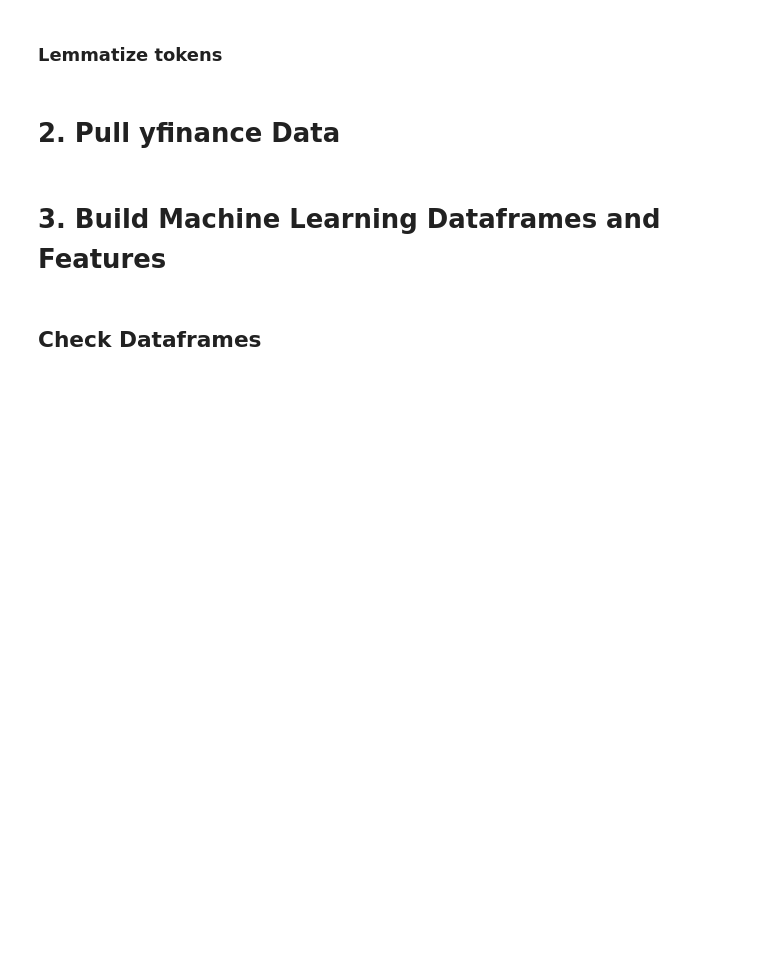
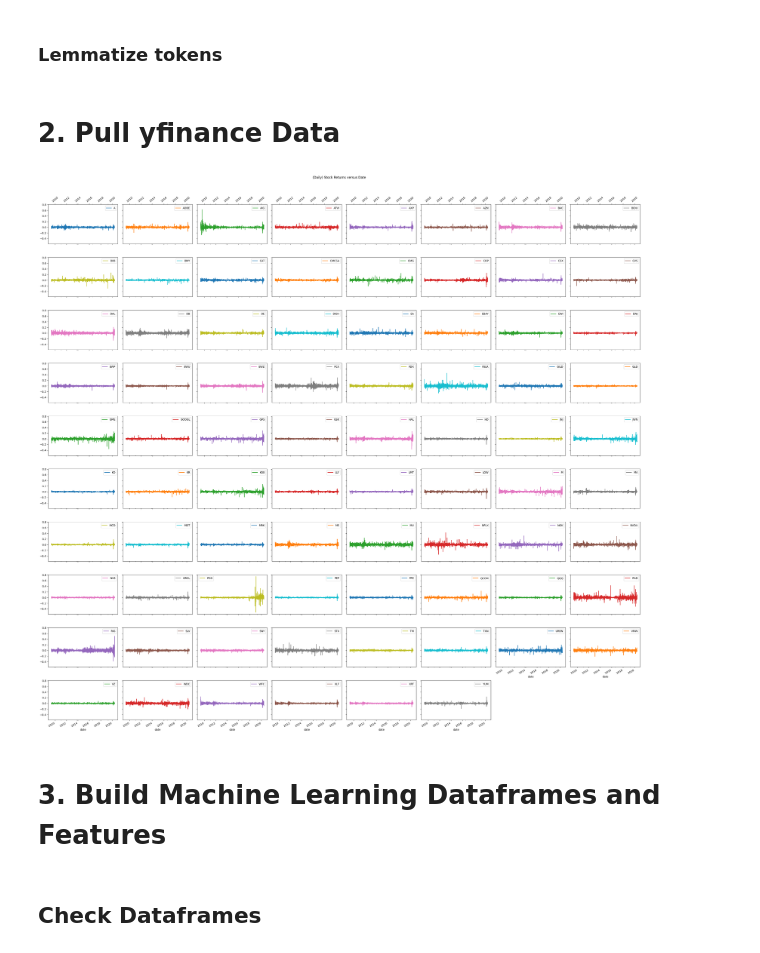
Before and after one commit to weijiesim/qf209-nlp-project, a Jupyter notebook: qf209_nlp_project.ipynb, the cells around one changed output. Drawn from its saved outputs; the diff is of its cells as text; code cells hidden in the pictures; blank space fills up the shorter version.

Commit message:
added returns series plot

```diff
--- a/qf209_nlp_project.ipynb
+++ b/qf209_nlp_project.ipynb
@@ -194,6 +194,29 @@ returns_df_melt['date'] = pd.to_datetime(returns_df_melt['date'])
 returns_df_melt
 # %%
 returns_df_melt.dtypes
+# %%
+## Plot the Daily Stock Returns versus Date
+
+n = len(returns_df.set_index('date').columns)
+col = 8 #specify the number of columns for the plot
+row = int(np.ceil(n/col)) #specify the number of rows
+fig_hei = row * 3 #specify height for the plot
+fig_wid = col * 4 #specify width for the lot
+
+ax = returns_df.set_index('date').plot(subplots=True, layout=(row ,col), figsize=(fig_wid, fig_hei),
+             sharey=True, sharex=True, #share y and x axis for the subplots
+             title = '(Daily) Stock Returns versus Date')
+
+for i in range(col): #add x tickers to the top of the plot
+    ax[0,i].xaxis.set_tick_params(which='both', top = True, labeltop=True, labelrotation=40)
+
+fig = ax[0,0].get_figure()
+fig.tight_layout()
+fig.subplots_adjust(top=0.93) #to indirectly adjust the location of the title
+
+plt.show()
+# %% [output]
+[figure, added]
 # %%
 # Save returns df as pickle
 save_pkl_file(returns_df, 'cache/dataframes/returns_df.pkl')
```
Also changed, not shown: parts of 17 cells of this notebook.
